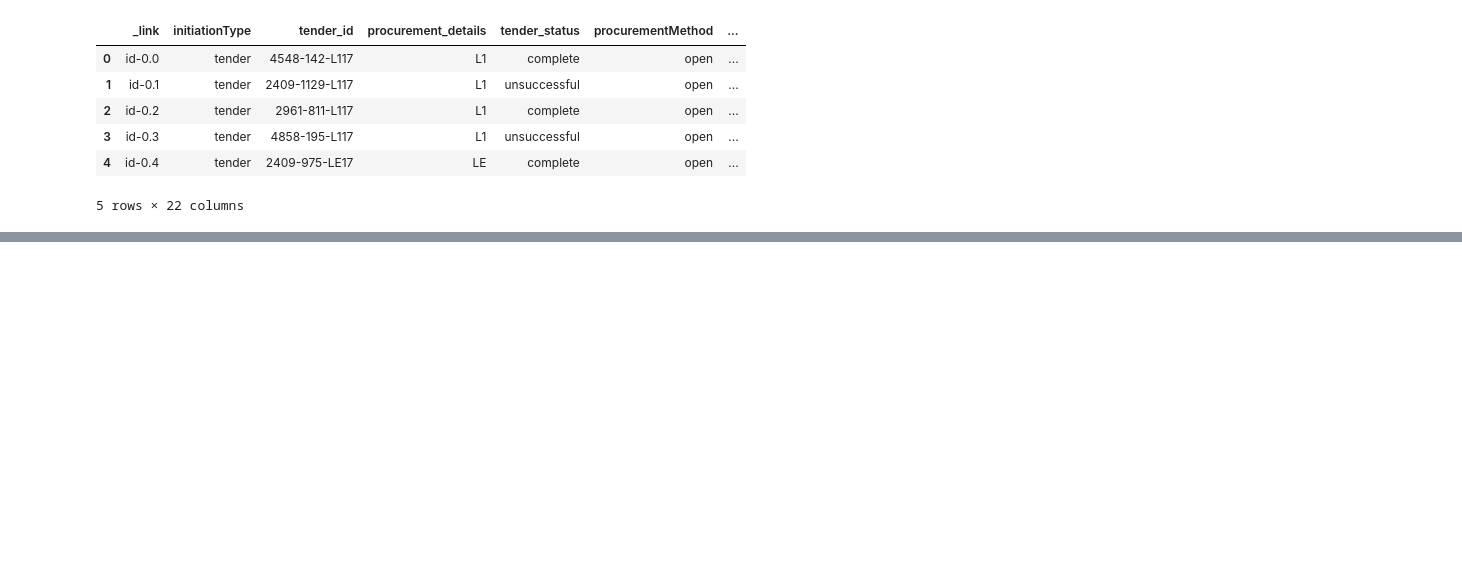
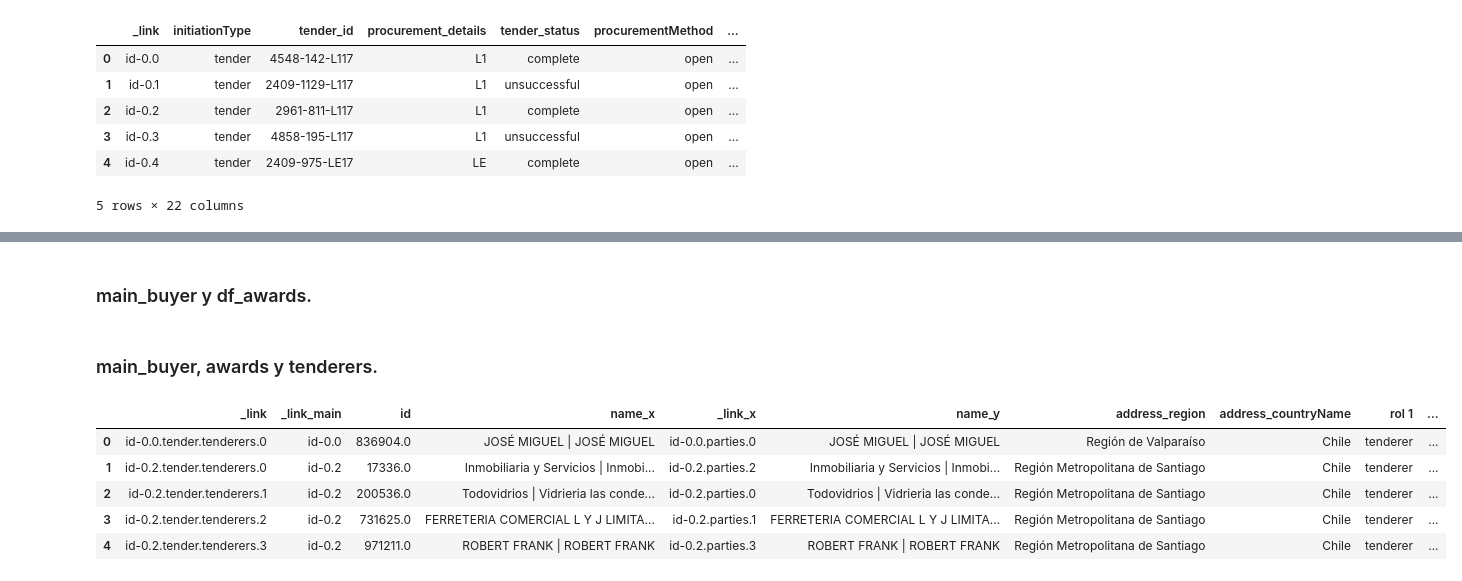
Before and after one commit to Camila-Rojas-05/Proyecto-IMT-2200-1-Grupo-14, a Jupyter notebook: Datos y trabajo con muestras/Revision_limpieza_2018.ipynb, the cells around one changed output, grey strips where cells are left out. Cells and saved outputs as stored; diff of their text form; code cells hidden in the pictures; blank space fills up the shorter version.

Commit message:
Se tienen los prototipos de los dataframes a usar, se modificaran un poco y se gusradrán en un archivo

```diff
--- a/Datos y trabajo con muestras/Revision_limpieza_2018.ipynb
+++ b/Datos y trabajo con muestras/Revision_limpieza_2018.ipynb
@@ -557,8 +558,17 @@ def dar_pais_segun_region(indice:int, comparador="no") -> str:
        'Región de la Araucanía ', 'Región de los Lagos ','Región del Maule ', 'Región de Los Ríos','Región de Antofagasta ', 'Región de Tarapacá  ','Región de Arica y Parinacota','Región Aysén del General Carlos Ibáñez del Campo']):
             return ("Chile")
         else:
-            return np.nan
+            return ("no")
     else:
         return df_parties.iloc[indice]["address_countryName"]
+# %%
+def dar_region_segun_pais(indice:int, comparador="no") -> str:
+    if df_parties.iloc[indice]["address_region"] == comparador:
+        if df_parties.iloc[indice]["address_countryName"] != "Chile" and df_parties.iloc[indice]["address_countryName"] != "no":
+            return("Extranjero")
+        else:
+            return np.nan
+    else:
+        return df_parties.iloc[indice]["address_region"]
 # %%
 df_parties["address_countryName"] = df_parties.index.map(dar_pais_segun_region)
@@ -576,0 +575,2 @@ array(['Chile', nan, 'Francia', 'Estados Unidos', 'Alemania', 'India',
+# %%
+df_parties["address_region"] = df_parties.index.map(dar_region_segun_pais)
@@ -576,0 +590,3 @@ array(['Chile', nan, 'Francia', 'Estados Unidos', 'Alemania', 'India',
+# %%
+df_parties["address_countryName"].replace("no", np.nan, inplace=True)
+df_parties["address_countryName"].unique()
@@ -1141,0 +1255,2 @@ df_main_buyer_info.head()
+# %% [markdown]
+### main_buyer y df_awards.
@@ -1141,0 +1259,12 @@ df_main_buyer_info.head()
+# %% [markdown]
+### main_buyer, awards y tenderers.
+# %%
+df_tenderers = df_tender_tenderers.merge(df_parties_and_add, left_on=["_link_main","id"], right_on=["_link_main", "id"], how="left")
+df_tenderers.head()
+# %% [output]
+|  | _link | _link_main | id | name_x | _link_x | name_y | address_region | address_countryName | rol 1 | ... |
+| 0 | id-0.0.tender.tenderers.0 | id-0.0 | 836904.0 | JOSÉ MIGUEL | JOSÉ MIGUEL | id-0.0.parties.0 | JOSÉ MIGUEL | JOSÉ MIGUEL | Región de Valparaíso | Chile | tenderer | ... |
+| 1 | id-0.2.tender.tenderers.0 | id-0.2 | 17336.0 | Inmobiliaria y Servicios | Inmobi... | id-0.2.parties.2 | Inmobiliaria y Servicios | Inmobi... | Región Metropolitana de Santiago | Chile | tenderer | ... |
+| 2 | id-0.2.tender.tenderers.1 | id-0.2 | 200536.0 | Todovidrios | Vidrieria las conde... | id-0.2.parties.0 | Todovidrios | Vidrieria las conde... | Región Metropolitana de Santiago | Chile | tenderer | ... |
+| 3 | id-0.2.tender.tenderers.2 | id-0.2 | 731625.0 | FERRETERIA COMERCIAL L Y J LIMITA... | id-0.2.parties.1 | FERRETERIA COMERCIAL L Y J LIMITA... | Región Metropolitana de Santiago | Chile | tenderer | ... |
+| 4 | id-0.2.tender.tenderers.3 | id-0.2 | 971211.0 | ROBERT FRANK | ROBERT FRANK | id-0.2.parties.3 | ROBERT FRANK | ROBERT FRANK | Región Metropolitana de Santiago | Chile | tenderer | ... |
```
Also changed, not shown: parts of 43 cells of this notebook.
